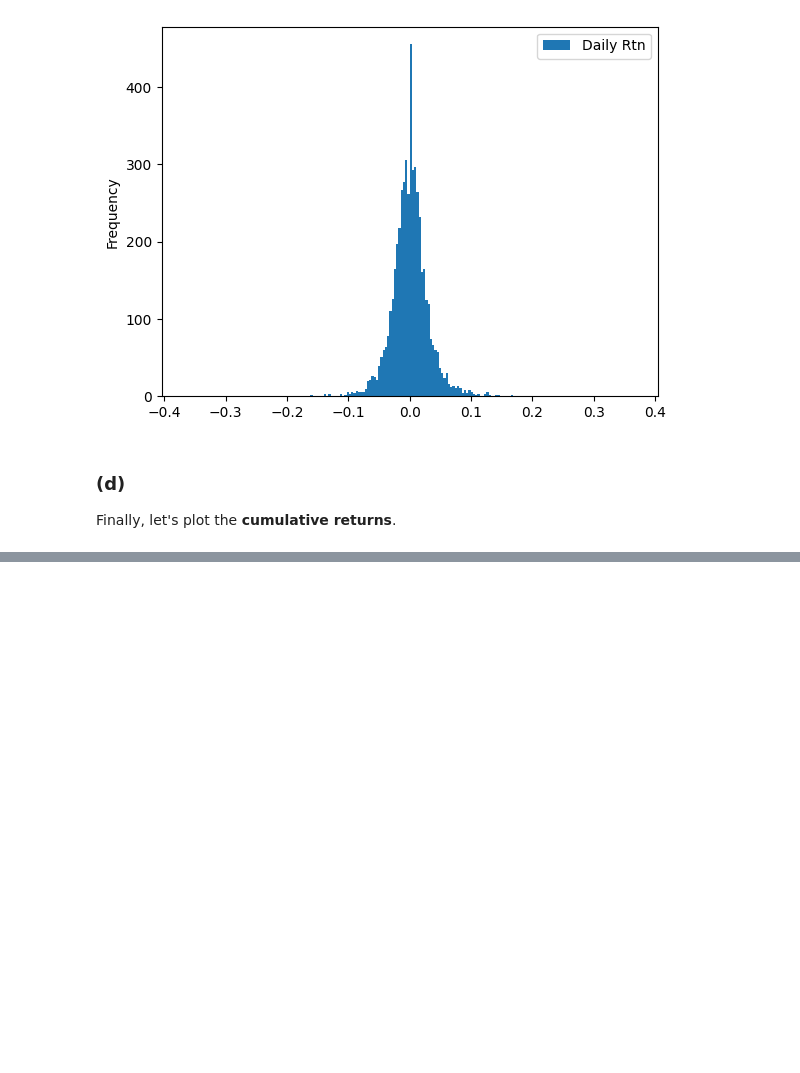
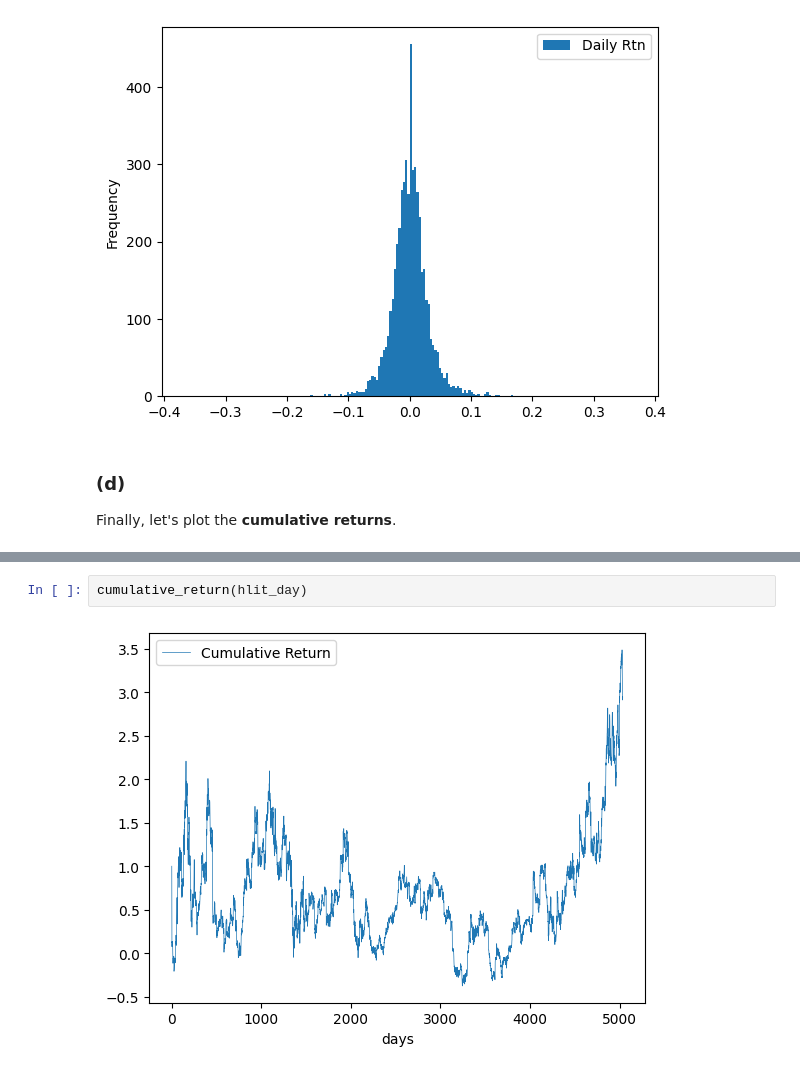
Before and after one commit to HYChangTAMU/Projects, a Jupyter notebook: Assignment1/Project1.ipynb, the cells around one changed output, grey strips where cells are left out. Saved outputs shown, nothing was run; the diff lists cells and outputs as text; blank space fills up the shorter version.

```diff
--- a/Assignment1/Project1.ipynb
+++ b/Assignment1/Project1.ipynb
@@ -614,0 +634,4 @@ Finally, let's plot the **cumulative returns**.
+# %%
+cumulative_return(hlit_day)
+# %% [output]
+[figure, added]
```
Also changed, not shown: parts of 6 cells of this notebook.
